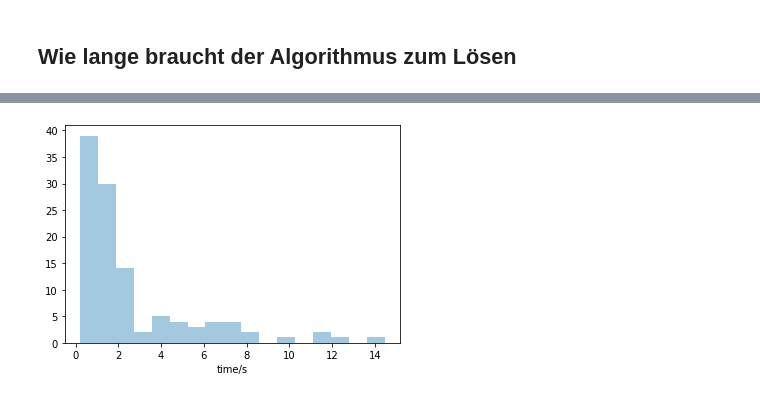
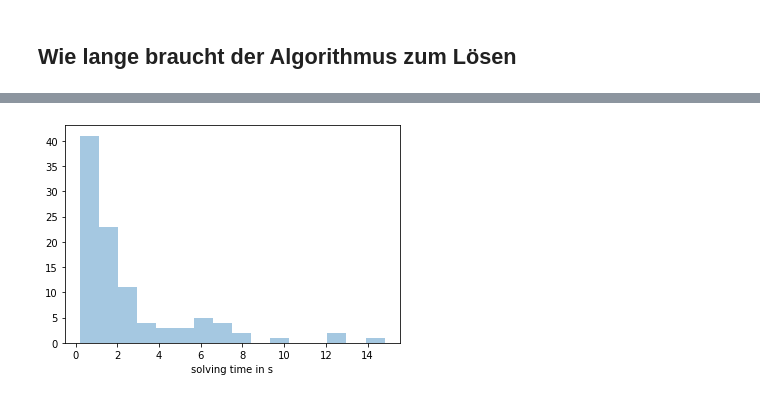
Before and after one commit to mha-py/rubikscube, a Jupyter notebook: evaluate.ipynb, the cells around one changed output, grey strips where cells are left out. Saved outputs shown, nothing was run; the diff lists cells and outputs as text; code cells hidden in the pictures.

```diff
--- a/evaluate.ipynb
+++ b/evaluate.ipynb
@@ -149,7 +149,7 @@ def solve(state0, verbose=2, maxlen=100, batchsize=10, trials=100000):
     res = dict()
 
     def verb(*args):
-        if verbose>=1: print(*args)
+        if verbose>=2: print(*args)
 
     @lru_cache(None)
     def penalty(l, t):
@@ -312,28 +312,25 @@ for k in trange(640):
 valbatch = np.array(valbatch)
 # %%
 from time import time
-print('starting')
 
 T, L, tr = [], [], []
-for i in range(640):
+for i in range(100):
     t0 = time()
-    res = solve(valbatch[i], maxlen=35, verbose=.1, batchsize=10)
-    #res = solve_best(valbatch[i], maxlenstart=26)
+    #res = solve(valbatch[i], maxlen=35, verbose=.1, batchsize=10)
+    res = solve(valbatch[i], maxlen=35, verbose=0, batchsize=10)
     t1 = time()
     T.append(t1-t0)
     L.append(res['l'])
     tr.append(res['trials'])
-    print(f'Solved in {t1-t0: .3f} s')
-    if i%50 == 0:
-        print(f'-- Cubes Number {i} --')
-        print(f'-- Median of T is  {np.median(T): .03f} --')
-        print(f'-- Mean   of T is  {np.mean(T): .03f} --')
-        print(f'-- Max    of T is  {np.max(T): .03f} --')
-        print(f'-- Median of L is  {np.median(L): .03f} --')
-        print(f'-- Mean   of L is  {np.mean(L): .03f} --')
-        print(f'-- Max    of L is  {np.max(L): .03f} --')
-        print(f'-- Median of tr is {np.median(tr): } --')
-        print(f'-- Mean   of tr is {np.mean(tr): .03f} --')
-        print(f'-- Max    of tr is {np.max(tr)} --')
-        print()
+    #print(f'Solved in {t1-t0: .3f} s')
+print(f'-- Cubes Number {i} --')
+print(f'-- Median of T is  {np.median(T): .03f} --')
+print(f'-- Mean   of T is  {np.mean(T): .03f} --')
+print(f'-- Max    of T is  {np.max(T): .03f} --')
+print(f'-- Median of L is  {np.median(L): .03f} --')
+print(f'-- Mean   of L is  {np.mean(L): .03f} --')
+print(f'-- Max    of L is  {np.max(L): .03f} --')
+print(f'-- Median of tr is {np.median(tr): } --')
+print(f'-- Mean   of tr is {np.mean(tr): .03f} --')
+print(f'-- Max    of tr is {np.max(tr)} --')
 # %% [output]
@@ -358,6 +347,6 @@ KeyboardInterrupt:
 # %%
 import seaborn as sns
 sns.distplot(T, kde=False)
-plt.xlabel('time/s');
+plt.xlabel('solving time in s');
 # %% [output]
-[figure, old version]
+[figure, new version]
```
Also changed, not shown: parts of 2 cells of this notebook.
